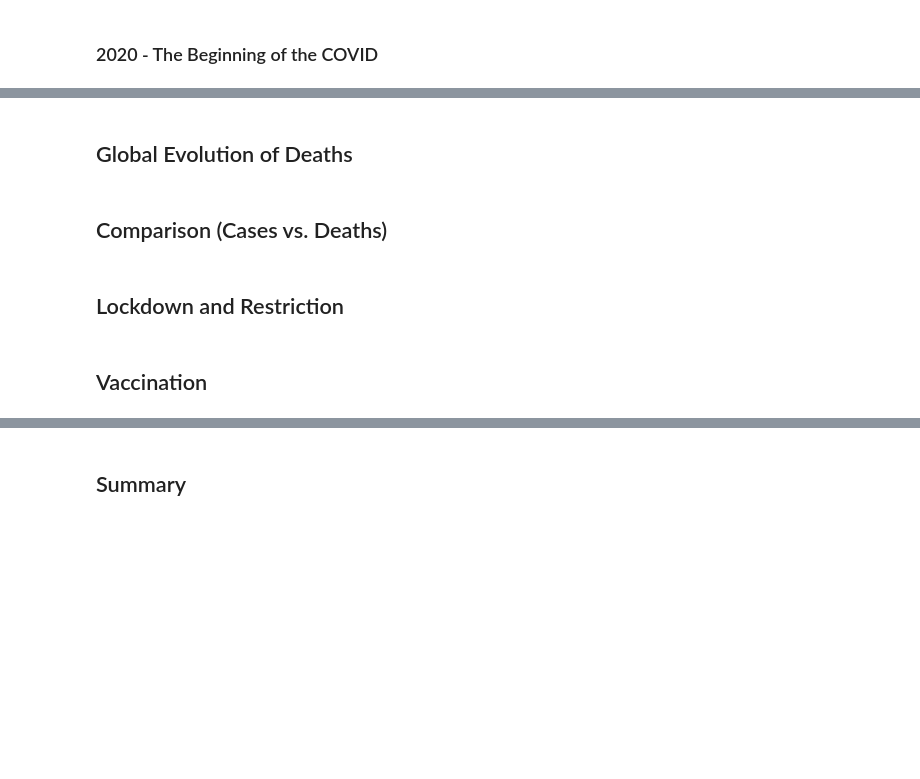
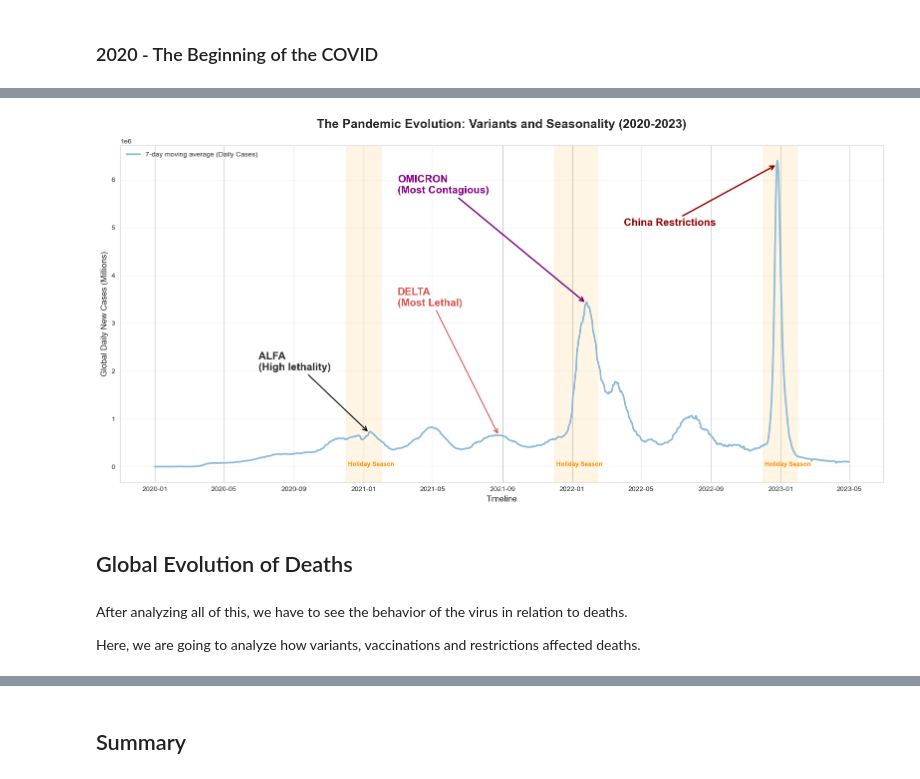
Before and after one commit to pablotutor/EDA-COVID-19, a Jupyter notebook: notebooks/05_temporal_analysis.ipynb, the cells around one changed output, grey strips where cells are left out. Cells and saved outputs as stored; diff of their text form; code cells hidden in the pictures; blank space fills up the shorter version.

```diff
--- a/notebooks/05_temporal_analysis.ipynb
+++ b/notebooks/05_temporal_analysis.ipynb
@@ -142,8 +180,74 @@ plt.show()
+# %%
+global_cases_full = global_cases.query("date < '2023-06-01'")
+set_style(palette="Blues_d")
+
+plt.figure(figsize=(16, 8))
+
+# Moving average of cases
+sns.lineplot(data=global_cases_full, x="date", y="cases_ma7",
+             linewidth=2.5, label="7-day moving average (Daily Cases)")
+
+# --- PHENOMENON 1: SEASONALITY (Winter / Holidays) ---
+winter_periods = [
+    ("2020-12-01", "2021-02-01", "Winter Surge 2020 (Alpha)"),
+    ("2021-12-01", "2022-02-15", "Winter Surge 2021 (Omicron)"),
+    ("2022-12-01", "2023-01-30", "Winter Surge 2022")
+]
+
+for start, end, label in winter_periods:
+    plt.axvspan(pd.Timestamp(start), pd.Timestamp(end), color='orange', alpha=0.1)
+
+    plt.text(pd.Timestamp(start), plt.ylim()[1]*0.001, " Holiday Season",
+             color='darkorange', fontsize=9, fontweight='bold')
+
+# --- PHENOMENON 2: COVID-19 VARIANTS ---
+
+# A. ALPHA (End 2020)
+alpha_date = pd.Timestamp("2021-01-10")
+plt.annotate('ALFA\n(High lethality)',
+             xy=(alpha_date, global_cases_full.loc[global_cases_full["date"] == alpha_date, "cases_ma7"].values[0]),
+             xytext=(pd.Timestamp("2020-07-01"), plt.ylim()[1]*0.3),
+             arrowprops=dict(arrowstyle='->', color='black', lw=1.5),
+             fontsize=15, fontweight="bold")
+
+# B. DELTA (Summer/Autumn 2021)
+delta_date = pd.Timestamp("2021-08-25")
+plt.annotate('DELTA\n(Most Lethal)',
+             xy=(delta_date, global_cases_full.loc[global_cases_full["date"] == delta_date, "cases_ma7"].values[0]),
+             xytext=(pd.Timestamp("2021-03-01"), plt.ylim()[1]*0.5),
+             arrowprops=dict(arrowstyle='->', color='#d9534f', lw=1.5),
+             color='#d9534f', fontsize=15, fontweight='bold')
+
+# C. OMICRON (Massive peak 2022)
+omicron_date = pd.Timestamp("2022-01-25")
+plt.annotate('OMICRON\n(Most Contagious)',
+             xy=(omicron_date, global_cases_full.loc[global_cases_full["date"] == omicron_date, "cases_ma7"].values[0]),
+             xytext=(pd.Timestamp("2021-03-01"), plt.ylim()[1]*0.85),
+             arrowprops=dict(arrowstyle='->', color='purple', lw=2),
+             color='purple', fontsize=15, fontweight='bold')
+
+# D. CHINA EXIT (January 2023)
+china_surge_date = pd.Timestamp("2022-12-25")
+plt.annotate('China Restrictions',
+             xy=(china_surge_date, global_cases_full.loc[global_cases_full["date"] == china_surge_date, "cases_ma7"].values[0]),
+             xytext=(pd.Timestamp("2022-04-01"), plt.ylim()[1]*0.75), # Texto bien arriba
+             arrowprops=dict(arrowstyle='->', color='darkred', lw=2),
+             color='darkred', fontsize=15, fontweight='bold')
+
+plt.title("The Pandemic Evolution: Variants and Seasonality (2020-2023)", fontsize=18, pad=25, fontweight="bold")
+plt.ylabel("Global Daily New Cases (Millions)", fontsize=12)
+plt.xlabel("Timeline", fontsize=12)
+plt.yscale('linear')
+plt.grid(axis='y', alpha=0.2)
+plt.legend(frameon=False)
+
+plt.tight_layout()
+plt.show()
+# %% [output]
+[figure, added]
 # %% [markdown]
 ## Global Evolution of Deaths
-# %% [markdown]
-## Comparison (Cases vs. Deaths)
-# %% [markdown]
-## Lockdown and Restriction
-# %% [markdown]
-## Vaccination
+# %% [markdown]
+After analyzing all of this, we have to see the behavior of the virus in relation to deaths.
+
+Here, we are going to analyze how variants, vaccinations and restrictions affected deaths.
```
Also changed, not shown: parts of 17 cells of this notebook, 5 other files.
